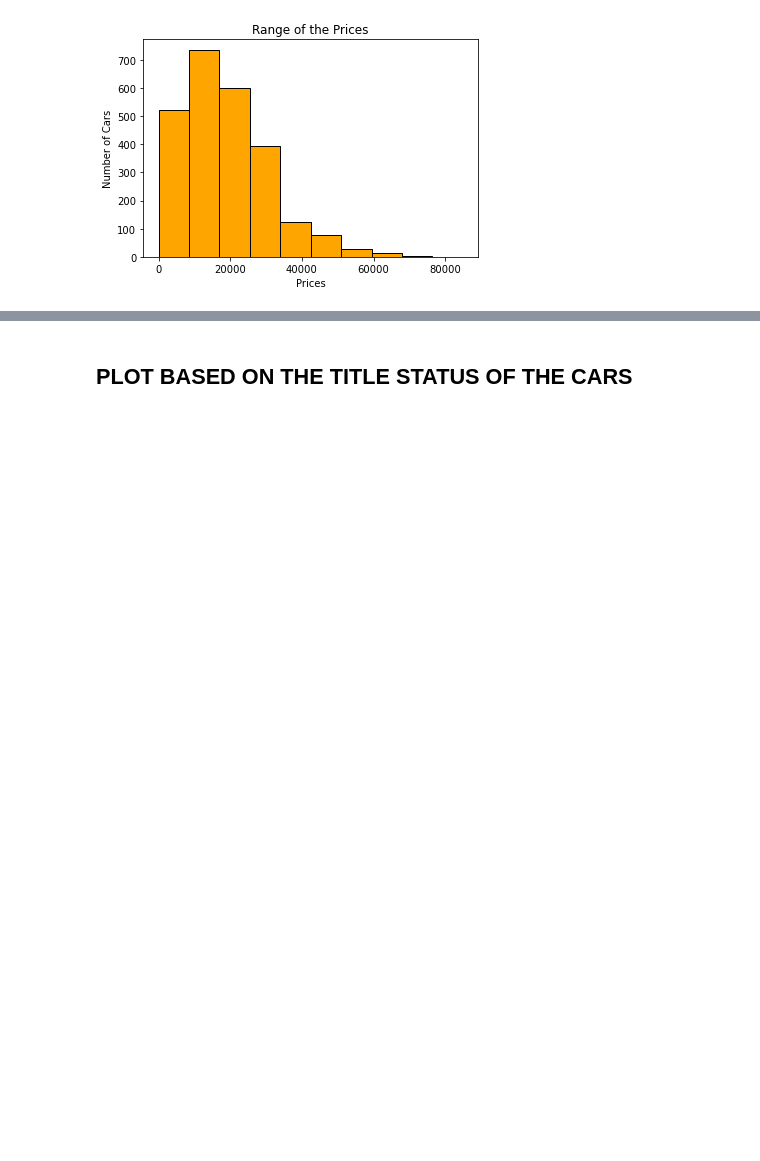
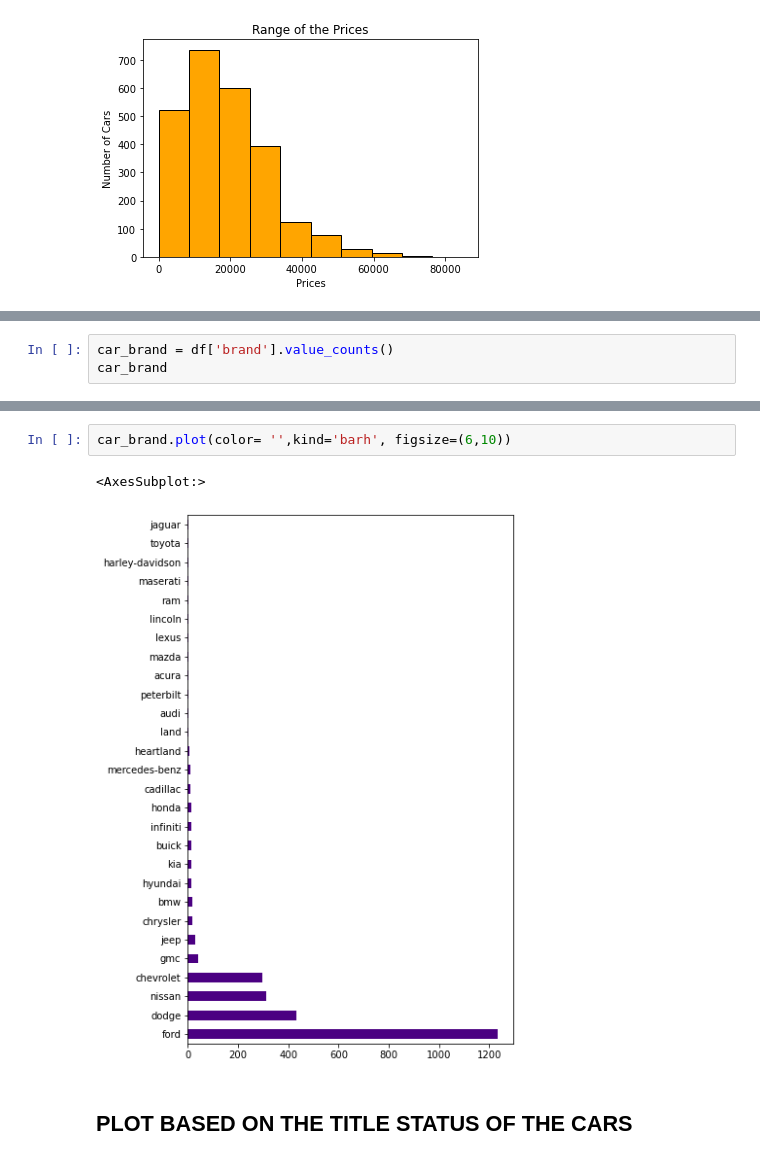
Before and after one commit to Venedah/Cars-Distribution, a Jupyter notebook: USA-CARS.ipynb, the cells around one changed output, grey strips where cells are left out. Cells and saved outputs as stored; diff of their text form; blank space fills up the shorter version.

Commit message:
UPDATED .ipynb file
Added New Visualizations.

```diff
--- a/USA-CARS.ipynb
+++ b/USA-CARS.ipynb
@@ -74,0 +77,3 @@ Text(0, 0.5, 'Number of Cars')
+# %%
+car_brand = df['brand'].value_counts()
+car_brand
@@ -75,3 +98,8 @@ Text(0, 0.5, 'Number of Cars')
+# %%
+car_brand.plot(color= '',kind='barh', figsize=(6,10))
+# %% [output]
+<AxesSubplot:>
+[figure, added]
 # %% [markdown]
 ## PLOT BASED ON THE TITLE STATUS OF THE CARS
 # %%
```
Also changed, not shown: parts of 2 cells of this notebook.
